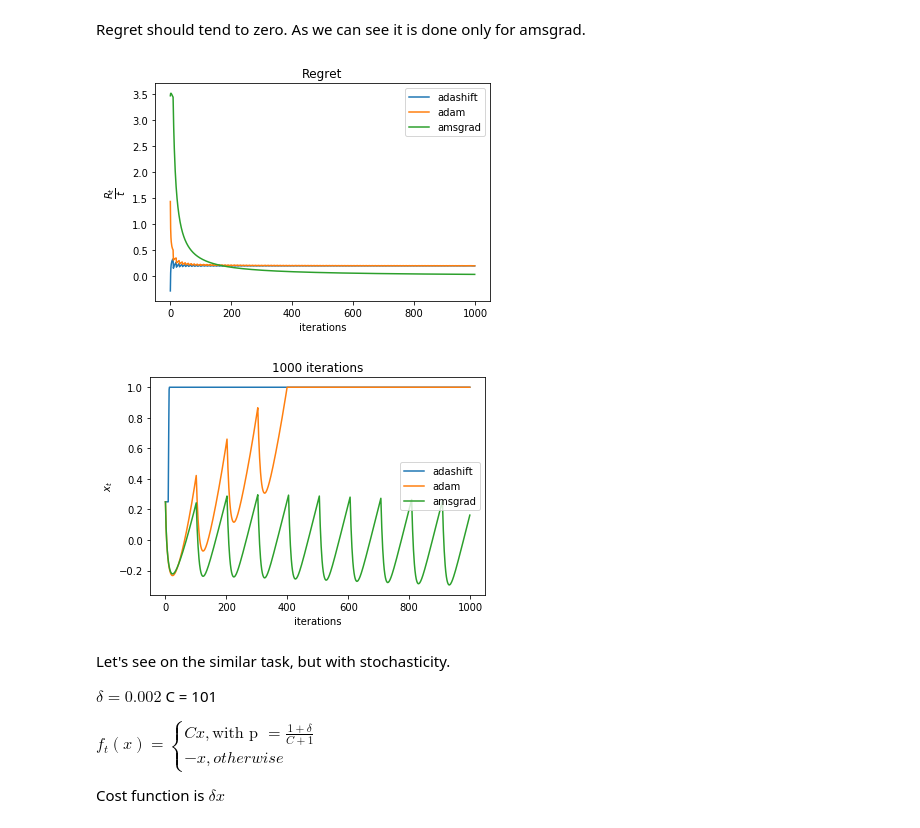
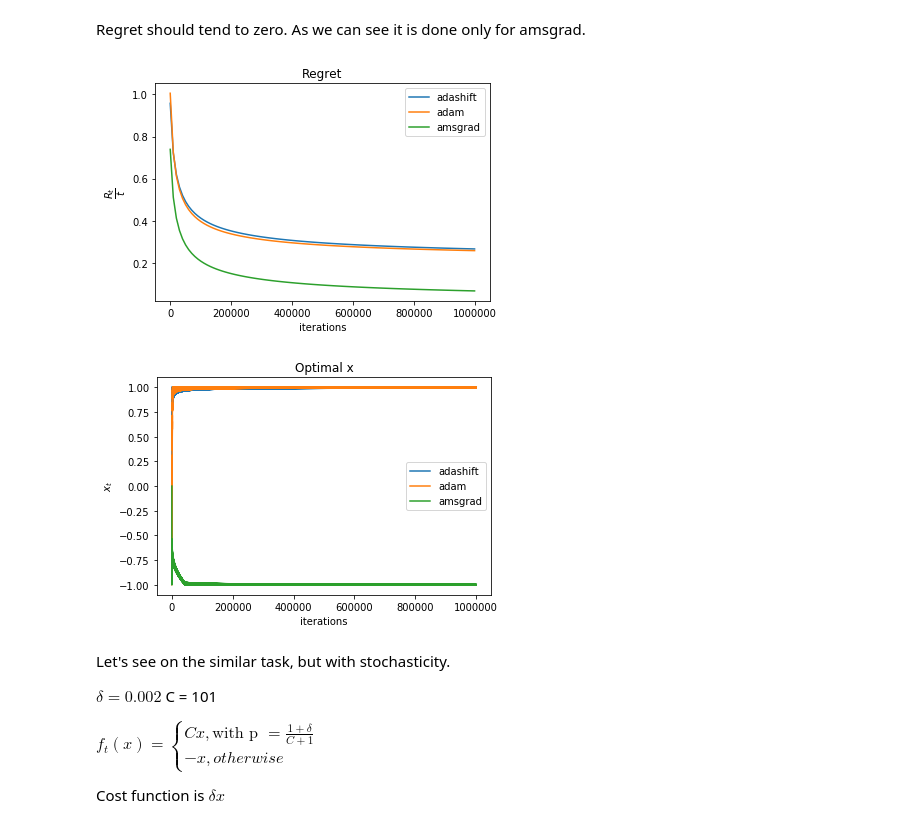
Before and after one commit to mknbv/adashift, a Jupyter notebook: Adam_problem.ipynb, the cells around one changed output. Cells and saved outputs as stored; diff of their text form; code cells hidden in the pictures.

```diff
--- a/Adam_problem.ipynb
+++ b/Adam_problem.ipynb
@@ -78,6 +82,4 @@ def OnlineLearning(optimizer_type='Adam',learning_rate=1e-3, amsgrad=False, max_
     return time_steps, avg_regret_history, x_history
 # %%
-lr = 1e-1
-
-time_steps, avg_regret_history, x_history = OnlineLearning(learning_rate=lr)
+time_steps, avg_regret_history, x_history = OnlineLearning()
 # %% [output]
@@ -104,3 +106,3 @@ step :  1000000   loss :  -10.0  regret_avg :  0.19907463498855754
 # %%
-amsgrad_time_steps, amsgrad_avg_regret_history, amsgrad_x_history = OnlineLearning(amsgrad=True, learning_rate=lr)
+amsgrad_time_steps, amsgrad_avg_regret_history, amsgrad_x_history = OnlineLearning(amsgrad=True)
 # %% [output]
@@ -127,3 +129,3 @@ step :  1000000   loss :  10.0  regret_avg :  0.03436235352538899
 # %%
-adashift_time_steps, adashift_avg_regret_history, adashift_x_history = OnlineLearning(learning_rate=lr, optimizer_type='Adashift')
+adashift_time_steps, adashift_avg_regret_history, adashift_x_history = OnlineLearning(optimizer_type='Adashift')
 # %% [output]
@@ -151,26 +153,26 @@ step :  1000000   loss :  -10.0  regret_avg :  0.1973566808476448
 Regret should tend to zero. As we can see it is done only for amsgrad.
 # %%
 plt.title("Regret")
-plt.plot(adashift_avg_regret_history, label='adashift')
-plt.plot(avg_regret_history,label='adam')
-plt.plot(amsgrad_avg_regret_history,label='amsgrad')
+plt.plot(np.linspace(1, 1000001, 100), adashift_avg_regret_history, label='adashift')
+plt.plot(np.linspace(1, 1000001, 100), avg_regret_history,label='adam')
+plt.plot(np.linspace(1, 1000001, 100), amsgrad_avg_regret_history,label='amsgrad')
 plt.xlabel("iterations")
 plt.ylabel(r"$\dfrac{R_t}{t}$")
 plt.legend()
 plt.show()
 # %% [output]
-[figure, old version]
+[figure, new version]
 # %%
-plt.title("1000 iterations x optimization")
-plt.plot(adashift_x_history[:1000], label='adashift')
-plt.plot(x_history[:1000],label='adam')
-plt.plot(amsgrad_x_history[:1000],label='amsgrad')
+plt.title("Optimal x")
+plt.plot(adashift_x_history, label='adashift')
+plt.plot(x_history,label='adam')
+plt.plot(amsgrad_x_history,label='amsgrad')
 plt.legend()
 plt.xlabel("iterations")
 plt.ylabel(r"$x_t$")
 plt.show()
 # %% [output]
-[figure, old version]
+[figure, new version]
 # %% [markdown]
 Let's see on the similar task, but with stochasticity.
 
```
Also changed, not shown: parts of 7 cells of this notebook.
